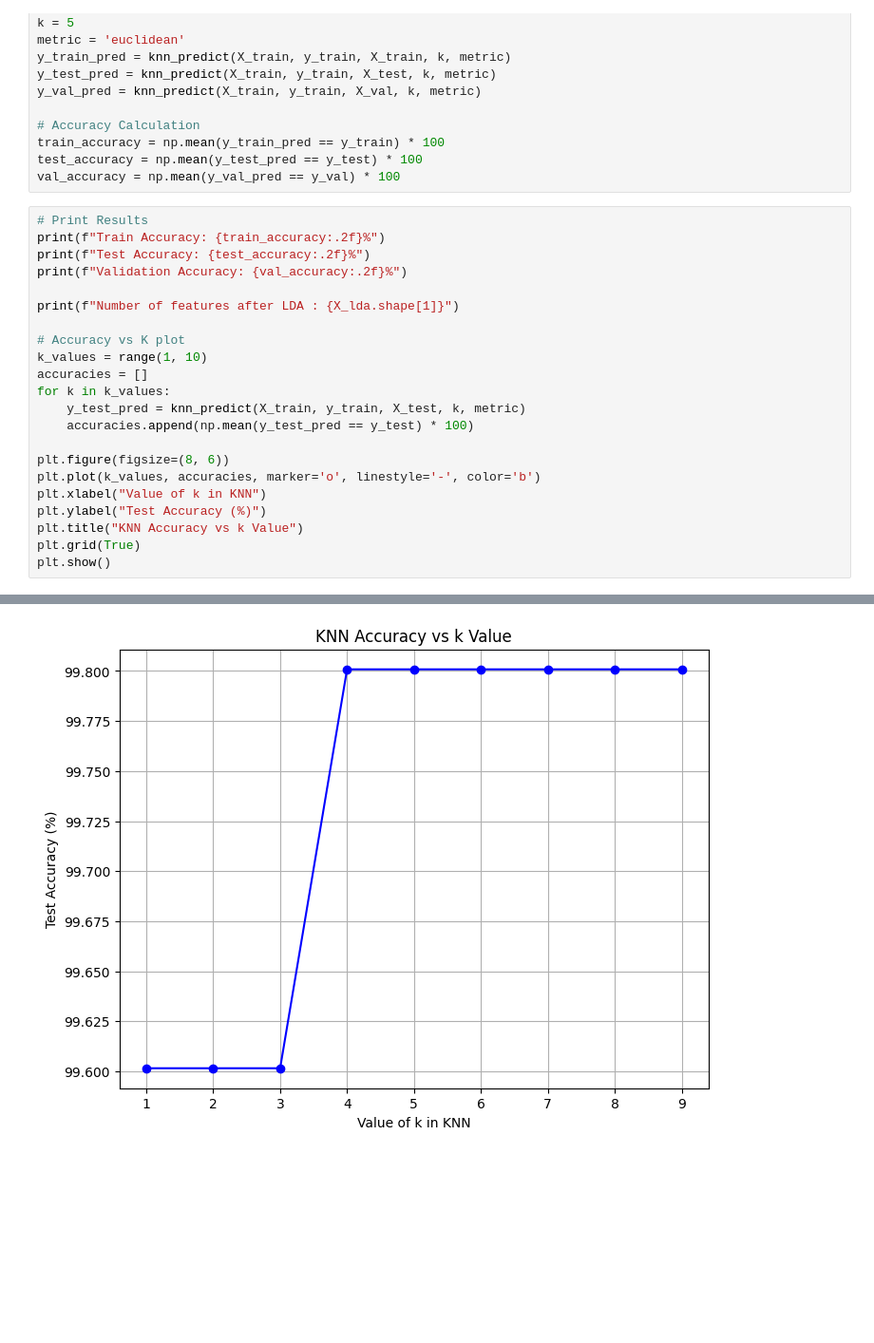
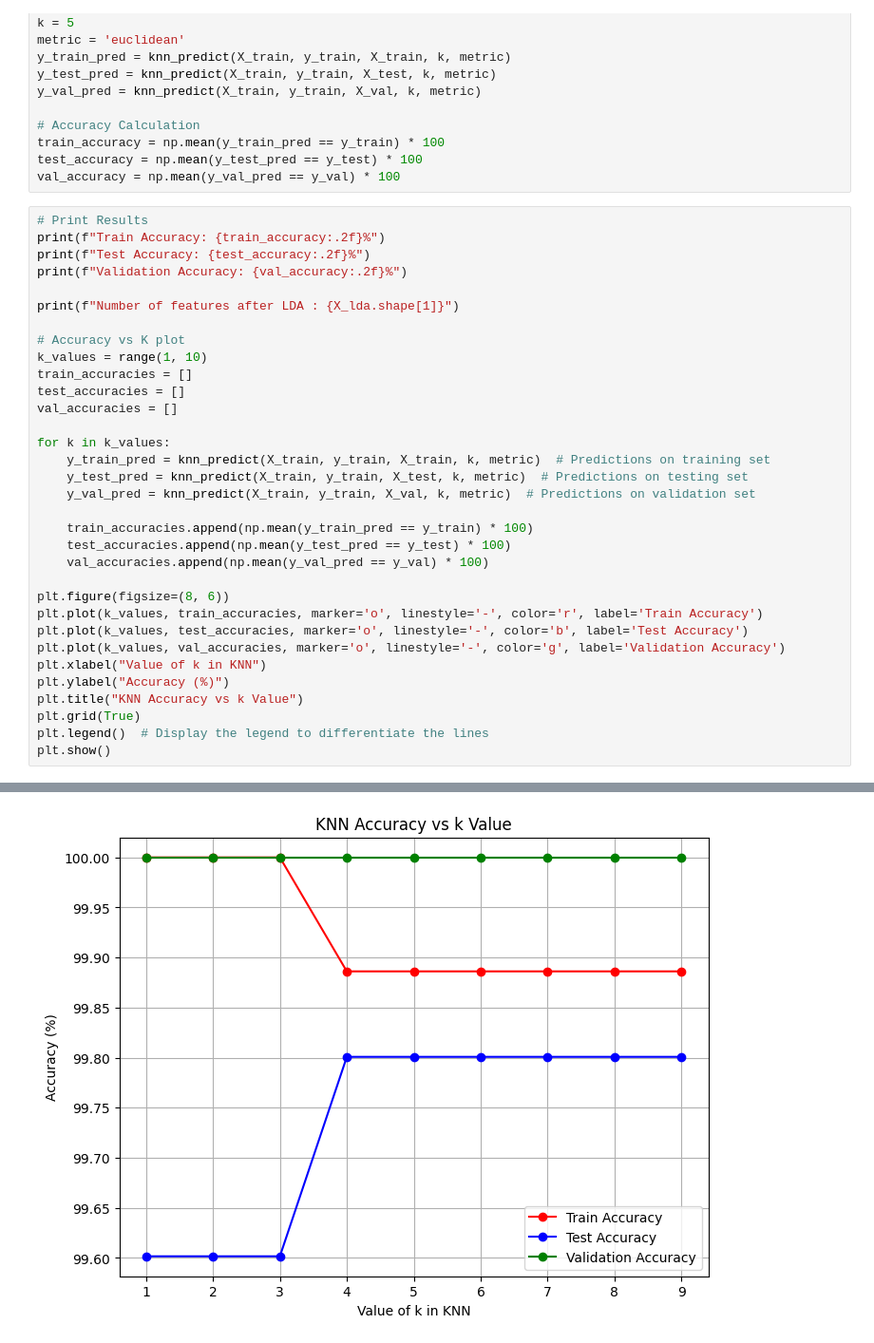
Before and after one commit to RepoRogue123/Linguistix, a Jupyter notebook: KNN/KNN_LDA.ipynb, the cells around one changed output, grey strips where cells are left out. Shown: that part at 95% size. Saved outputs shown, nothing was run; the diff lists cells and outputs as text; blank space fills up the shorter version.

```diff
--- a/KNN/KNN_LDA.ipynb
+++ b/KNN/KNN_LDA.ipynb
@@ -89,28 +91,39 @@ val_accuracy = np.mean(y_val_pred == y_val) * 100
 # %%
 # Print Results
 print(f"Train Accuracy: {train_accuracy:.2f}%")
 print(f"Test Accuracy: {test_accuracy:.2f}%")
 print(f"Validation Accuracy: {val_accuracy:.2f}%")
 
 print(f"Number of features after LDA : {X_lda.shape[1]}")
 
 # Accuracy vs K plot
 k_values = range(1, 10)
-accuracies = []
+train_accuracies = []
+test_accuracies = []
+val_accuracies = []
+
 for k in k_values:
-    y_test_pred = knn_predict(X_train, y_train, X_test, k, metric)
-    accuracies.append(np.mean(y_test_pred == y_test) * 100)
+    y_train_pred = knn_predict(X_train, y_train, X_train, k, metric)  # Predictions on training set
+    y_test_pred = knn_predict(X_train, y_train, X_test, k, metric)  # Predictions on testing set
+    y_val_pred = knn_predict(X_train, y_train, X_val, k, metric)  # Predictions on validation set
+
+    train_accuracies.append(np.mean(y_train_pred == y_train) * 100)
+    test_accuracies.append(np.mean(y_test_pred == y_test) * 100)
+    val_accuracies.append(np.mean(y_val_pred == y_val) * 100)
 
 plt.figure(figsize=(8, 6))
-plt.plot(k_values, accuracies, marker='o', linestyle='-', color='b')
+plt.plot(k_values, train_accuracies, marker='o', linestyle='-', color='r', label='Train Accuracy')
+plt.plot(k_values, test_accuracies, marker='o', linestyle='-', color='b', label='Test Accuracy')
+plt.plot(k_values, val_accuracies, marker='o', linestyle='-', color='g', label='Validation Accuracy')
 plt.xlabel("Value of k in KNN")
-plt.ylabel("Test Accuracy (%)")
+plt.ylabel("Accuracy (%)")
 plt.title("KNN Accuracy vs k Value")
 plt.grid(True)
+plt.legend()  # Display the legend to differentiate the lines
 plt.show()
 # %% [output]
 Train Accuracy: 99.89%
 Test Accuracy: 99.80%
 Validation Accuracy: 100.00%
 Number of features after LDA : 49
-[figure, old version]
+[figure, new version]
```
Also changed, not shown: parts of 3 cells of this notebook, 2 other files.
